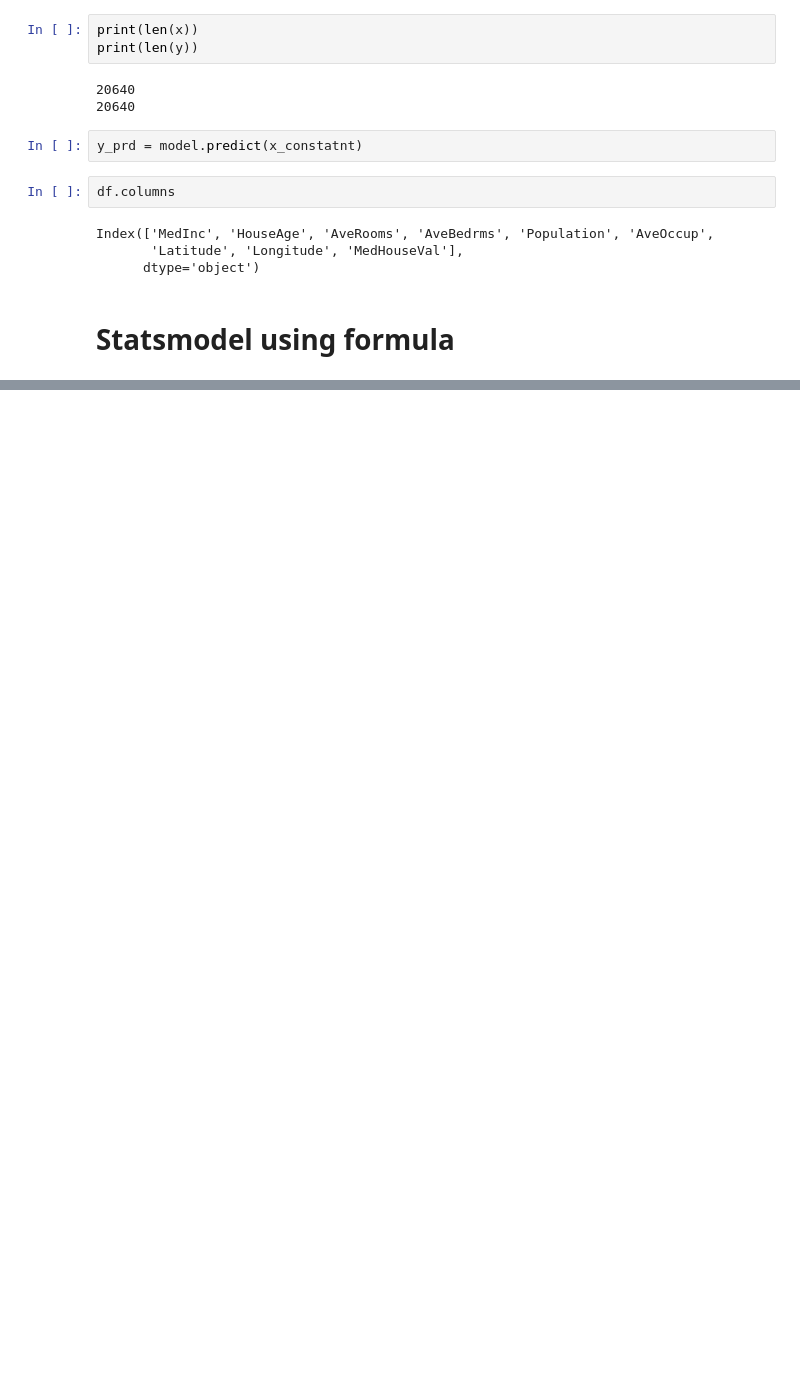
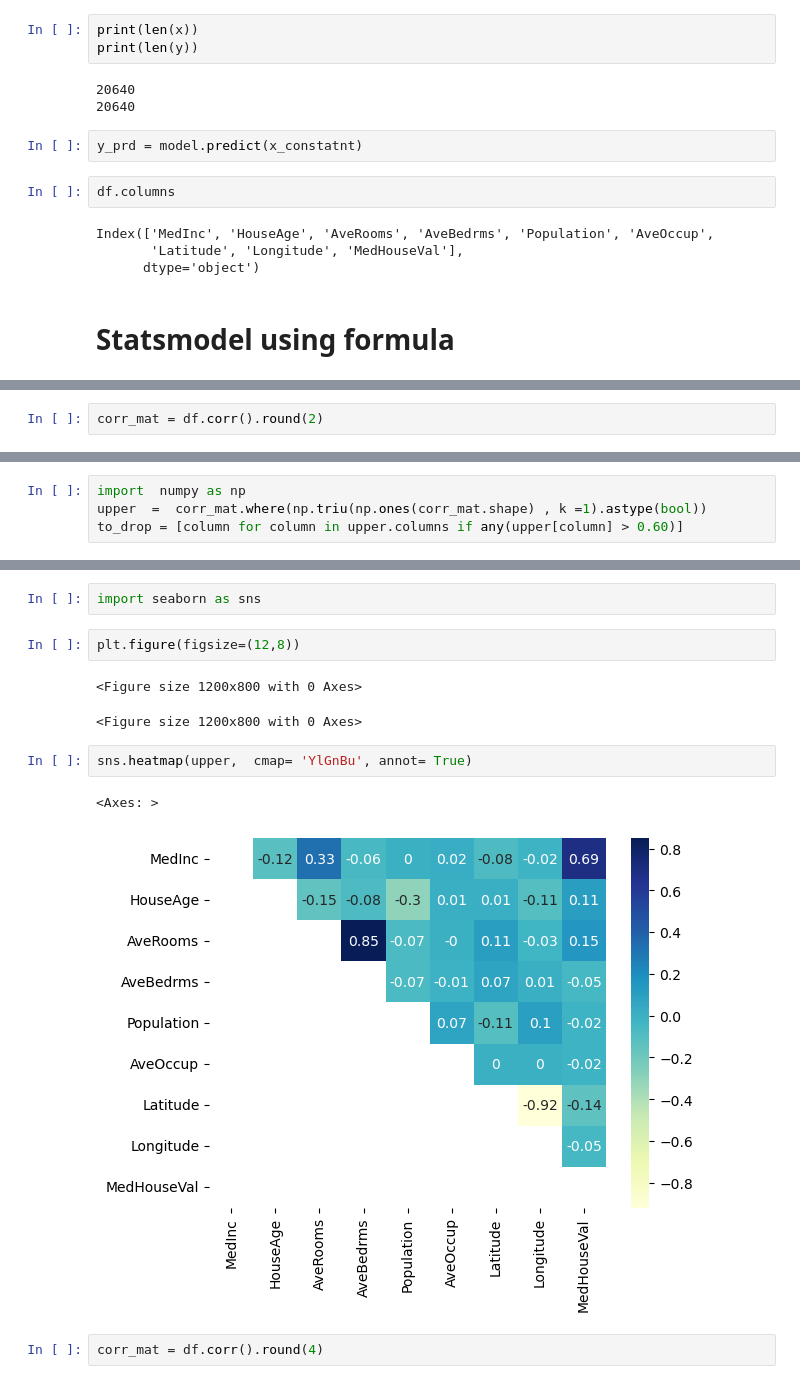
Before and after one commit to CHERUGAD/Machine_learning, a Jupyter notebook: multipleLG.ipynb, the cells around one changed output, grey strips where cells are left out. Saved outputs shown, nothing was run; the diff lists cells and outputs as text; blank space fills up the shorter version.

Commit message:
Correlation matrix above 60 % has dropped and rest is showned in heatmap

```diff
--- a/multipleLG.ipynb
+++ b/multipleLG.ipynb
@@ -193,0 +196,2 @@ strong multicollinearity or other numerical problems.
+# %%
+corr_mat = df.corr().round(2)
@@ -193,0 +211,4 @@ strong multicollinearity or other numerical problems.
+# %%
+import  numpy as np
+upper  =  corr_mat.where(np.triu(np.ones(corr_mat.shape) , k =1).astype(bool))
+to_drop = [column for column in upper.columns if any(upper[column] > 0.60)]
@@ -193,0 +267,14 @@ strong multicollinearity or other numerical problems.
+# %%
+import seaborn as sns
+# %%
+plt.figure(figsize=(12,8))
+# %% [output]
+<Figure size 1200x800 with 0 Axes>
+<Figure size 1200x800 with 0 Axes>
+# %%
+sns.heatmap(upper,  cmap= 'YlGnBu', annot= True)
+# %% [output]
+<Axes: >
+[figure, added]
+# %%
+corr_mat = df.corr().round(4)
```
Also changed, not shown: parts of 10 cells of this notebook.
